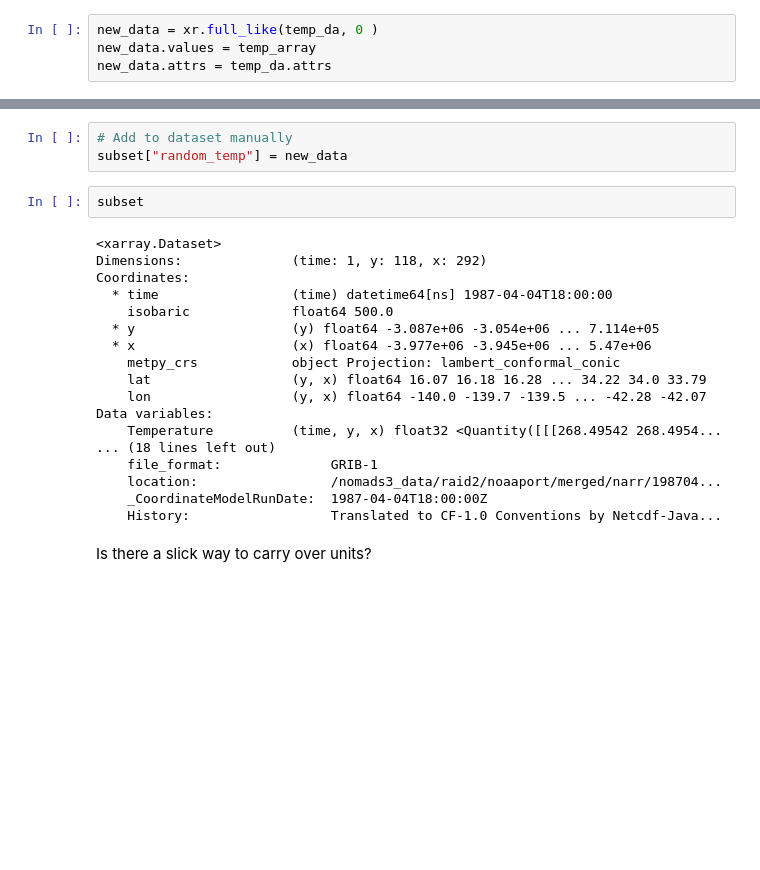
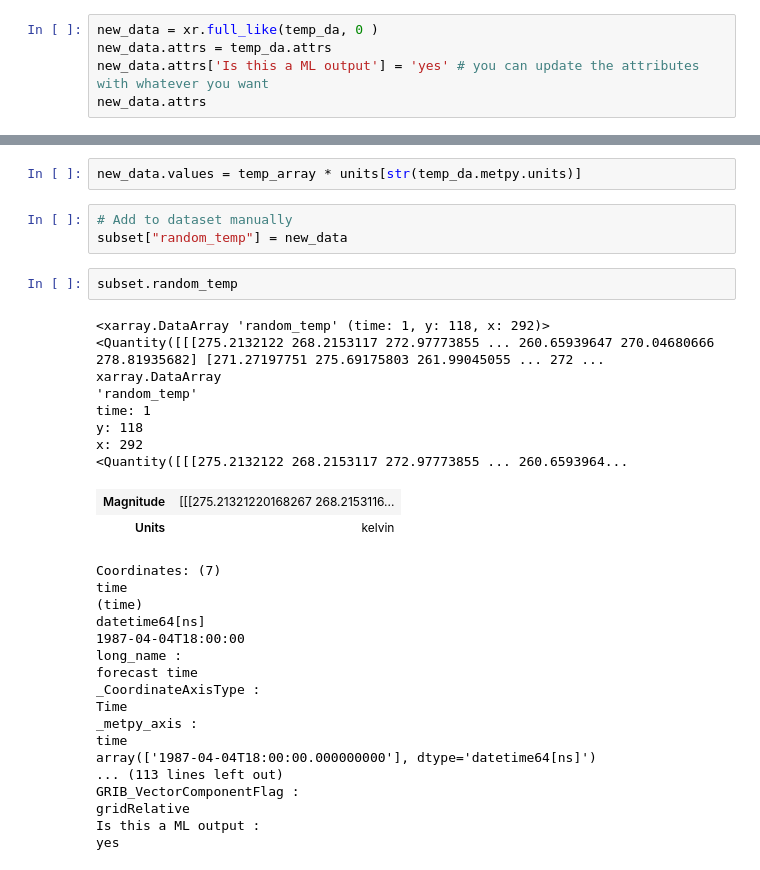
Before and after one commit to Unidata/MLscratchpad, a Jupyter notebook: BlogNotebooks/xarray_units_ml_tutorial.ipynb, the cells around one changed output, grey strips where cells are left out. Saved outputs shown, nothing was run; the diff lists cells and outputs as text; blank space fills up the shorter version.

```diff
--- a/BlogNotebooks/xarray_units_ml_tutorial.ipynb
+++ b/BlogNotebooks/xarray_units_ml_tutorial.ipynb
@@ -136,4 +134,5 @@ Short hack, still can't get units to go over. Do I just need to add them manuall
 # %%
 new_data = xr.full_like(temp_da, 0 )
-new_data.values = temp_array
 new_data.attrs = temp_da.attrs
+new_data.attrs['Is this a ML output'] = 'yes' # you can update the attributes with whatever you want
+new_data.attrs
@@ -140,25 +154,34 @@ new_data.attrs = temp_da.attrs
+# %%
+new_data.values = temp_array * units[str(temp_da.metpy.units)]
 # %%
 # Add to dataset manually
 subset["random_temp"] = new_data
 # %%
-subset
+subset.random_temp
 # %% [output]
-<xarray.Dataset>
-Dimensions:              (time: 1, y: 118, x: 292)
-Coordinates:
-  * time                 (time) datetime64[ns] 1987-04-04T18:00:00
-    isobaric             float64 500.0
-  * y                    (y) float64 -3.087e+06 -3.054e+06 ... 7.114e+05
-  * x                    (x) float64 -3.977e+06 -3.945e+06 ... 5.47e+06
-    metpy_crs            object Projection: lambert_conformal_conic
-    lat                  (y, x) float64 16.07 16.18 16.28 ... 34.22 34.0 33.79
-    lon                  (y, x) float64 -140.0 -139.7 -139.5 ... -42.28 -42.07
-Data variables:
-    Temperature          (time, y, x) float32 <Quantity([[[268.49542 268.4954...
-... (18 lines left out)
-    file_format:              GRIB-1
-    location:                 /nomads3_data/raid2/noaaport/merged/narr/198704...
-    _CoordinateModelRunDate:  1987-04-04T18:00:00Z
-    History:                  Translated to CF-1.0 Conventions by Netcdf-Java...
+<xarray.DataArray 'random_temp' (time: 1, y: 118, x: 292)> <Quantity([[[275.2132122 268.2153117 272.97773855 ... 260.65939647 270.04680666 278.81935682] [271.27197751 275.69175803 261.99045055 ... 272 ...
+xarray.DataArray
+'random_temp'
+time: 1
+y: 118
+x: 292
+<Quantity([[[275.2132122 268.2153117 272.97773855 ... 260.6593964...
+| Magnitude | [[[275.21321220168267 268.2153116... |
+| Units | kelvin |
+Coordinates: (7)
+time
+(time)
+datetime64[ns]
+1987-04-04T18:00:00
+long_name :
+forecast time
+_CoordinateAxisType :
+Time
+_metpy_axis :
+time
+array(['1987-04-04T18:00:00.000000000'], dtype='datetime64[ns]')
+... (113 lines left out)
+GRIB_VectorComponentFlag :
+gridRelative
+Is this a ML output :
+yes
-# %% [markdown]
-Is there a slick way to carry over units?
```
Also changed, not shown: parts of 5 cells of this notebook.
